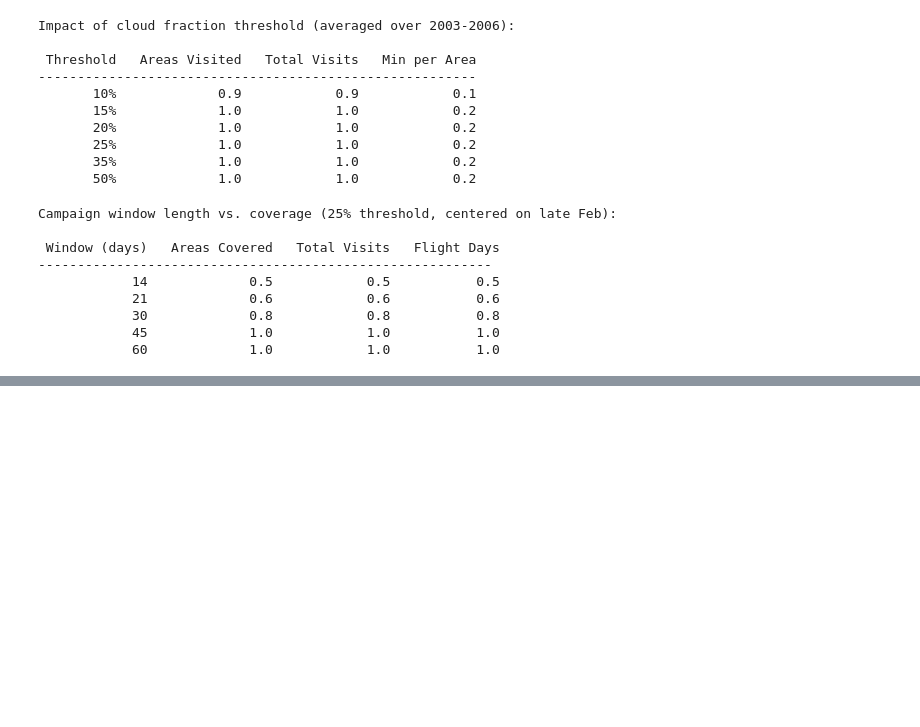
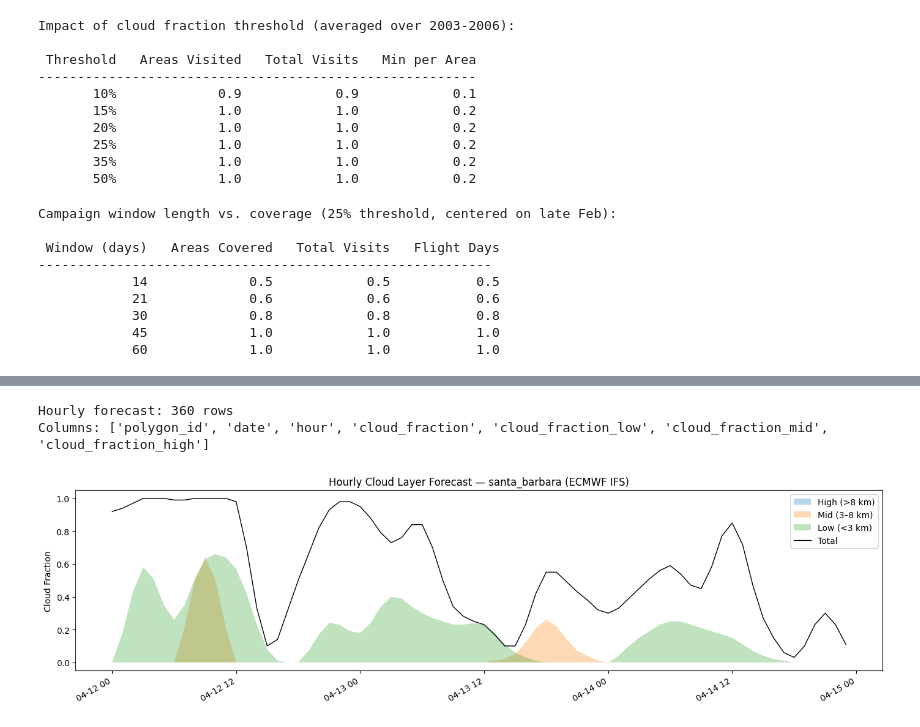
Before and after one commit to ryanpavlick/hyplan, a Jupyter notebook: notebooks/cloud_analysis.ipynb, the cells around one changed output, grey strips where cells are left out. Cells and saved outputs as stored; diff of their text form; code cells hidden in the pictures; blank space fills up the shorter version.

```diff
--- a/notebooks/cloud_analysis.ipynb
+++ b/notebooks/cloud_analysis.ipynb
@@ -372,0 +488,33 @@ clear, cloudy, or mixed.
+# %%
+# Hourly forecast with cloud layer breakdown
+# Also demonstrates selecting a specific NWP model (ECMWF IFS)
+hourly_df = OpenMeteoCloudForecast().fetch(
+    gpd.read_file(polygon_file),
+    forecast_days=3,
+    hourly=True,
+    models=["ecmwf_ifs025"],
+)
+
+print(f"Hourly forecast: {len(hourly_df)} rows")
+print(f"Columns: {list(hourly_df.columns)}")
+
+# Plot cloud layers for one polygon
+poly_name = hourly_df["polygon_id"].unique()[0]
+sub = hourly_df[hourly_df["polygon_id"] == poly_name].copy()
+sub["datetime"] = pd.to_datetime(sub["date"]) + pd.to_timedelta(sub["hour"], unit="h")
+
+fig, ax = plt.subplots(figsize=(14, 4))
+ax.fill_between(sub["datetime"], 0, sub["cloud_fraction_high"], alpha=0.3, label="High (>8 km)")
+ax.fill_between(sub["datetime"], 0, sub["cloud_fraction_mid"], alpha=0.3, label="Mid (3–8 km)")
+ax.fill_between(sub["datetime"], 0, sub["cloud_fraction_low"], alpha=0.3, label="Low (<3 km)")
+ax.plot(sub["datetime"], sub["cloud_fraction"], color="black", linewidth=1, label="Total")
+ax.set_ylabel("Cloud Fraction")
+ax.set_title(f"Hourly Cloud Layer Forecast — {poly_name} (ECMWF IFS)")
+ax.legend()
+fig.autofmt_xdate()
+fig.tight_layout()
+plt.show()
+# %% [output]
+Hourly forecast: 360 rows
+Columns: ['polygon_id', 'date', 'hour', 'cloud_fraction', 'cloud_fraction_low', 'cloud_fraction_mid', 'cloud_fraction_high']
+[figure, added]
```
Also changed, not shown: parts of 10 cells of this notebook, 4 other files.
